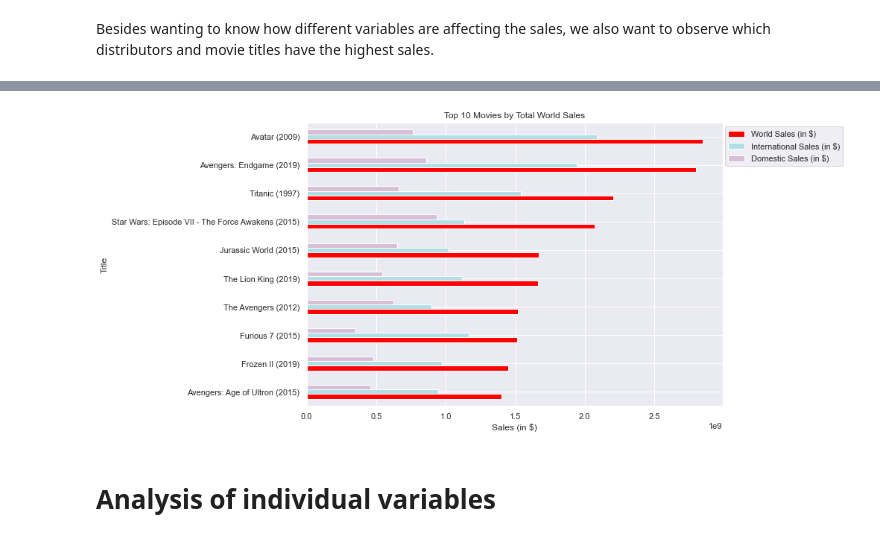
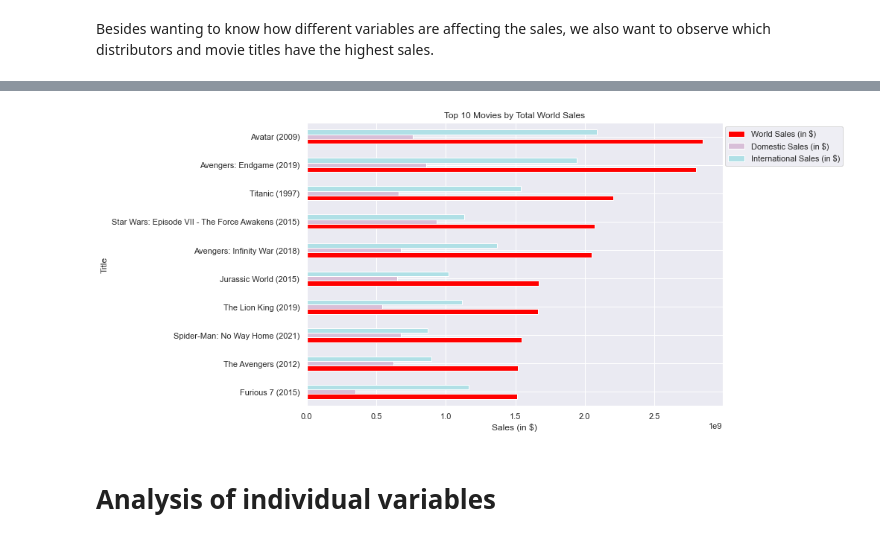
Before and after one commit to dyahnafisah/Hollywood-Movie-Sales-Analysis, a Jupyter notebook: Exploratory Data Analysis.ipynb, the cells around one changed output, grey strips where cells are left out. Drawn from its saved outputs; the diff is of its cells as text; code cells hidden in the pictures.

```diff
--- a/Exploratory Data Analysis.ipynb
+++ b/Exploratory Data Analysis.ipynb
@@ -119,15 +119,15 @@ plt.show()
 # %%
 # plotting the top 10 movies by total sales
-dfTemp = df2.groupby('Title').sum().iloc[:,:3].sort_values('World Sales (in $)').tail(10).reset_index()
+dfTemp = df.groupby('Title').sum().iloc[:,:3].sort_values('World Sales (in $)').tail(10).reset_index()
 dfTemp.plot.barh(x='Title', y={'World Sales (in $)', 'Domestic Sales (in $)', 'International Sales (in $)'},
                 color={'World Sales (in $)':'red', 'Domestic Sales (in $)':'thistle', 'International Sales (in $)':'powderblue'},
                 figsize=(10, 7))
 plt.legend(loc='upper right', bbox_to_anchor=(1.3, 1.0))
 plt.title("Top 10 Movies by Total World Sales")
 plt.xlabel("Sales (in $)")
 plt.show()
 # %% [output]
-[figure, old version]
+[figure, new version]
 # %% [markdown]
 # Analysis of individual variables
 # %% [markdown]
```
Also changed, not shown: parts of 4 cells of this notebook, 2 other files.
